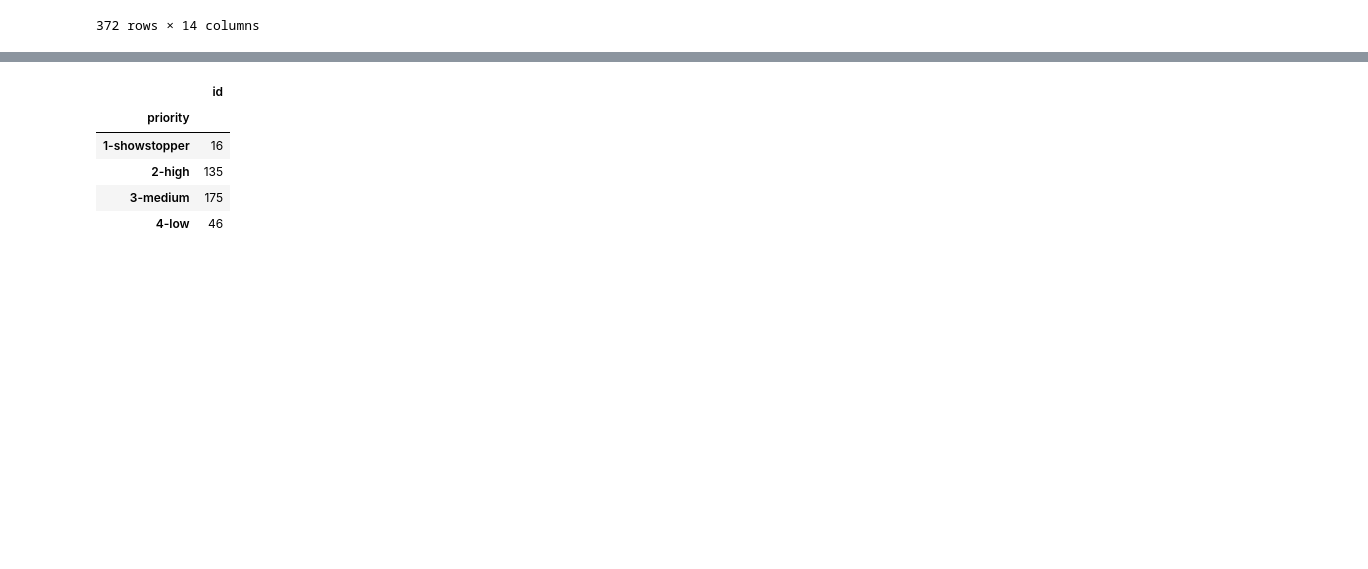
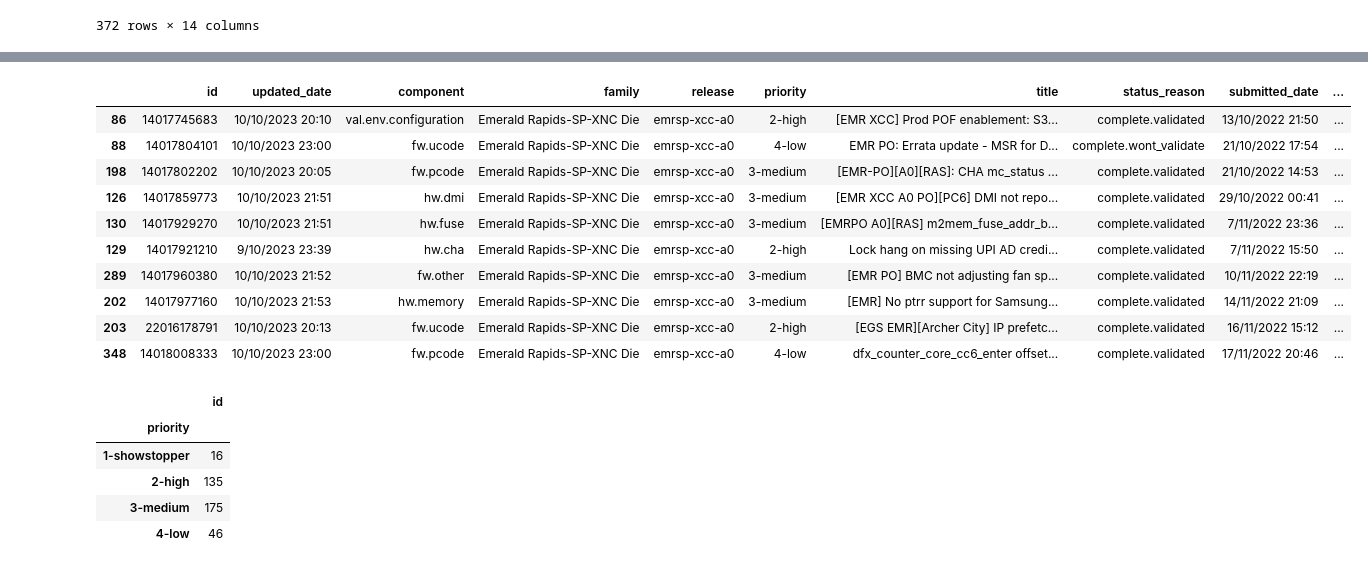
Before and after one commit to oscarhernandezmartinez/AI_WORKSHOP, a Jupyter notebook: EMR_AI_WORKSHOP.ipynb, the cells around one changed output, grey strips where cells are left out. Saved outputs shown, nothing was run; the diff lists cells and outputs as text; code cells hidden in the pictures; blank space fills up the shorter version.

```diff
--- a/EMR_AI_WORKSHOP.ipynb
+++ b/EMR_AI_WORKSHOP.ipynb
@@ -265 +271,6 @@ fw.patch.bug                1
 Name: count, dtype: int64
+# %%
+#### CALCULATE DAYS BETWEEN SUBMITTED DATE AND CLOSE DATE
+emr_data1['days_between'] = (emr_data1['closed_date2'] -emr_data1['submitted_date2']).dt.days
+emr_data1
+#emr_data1= emr_data1['days_between'].round()
@@ -266,3 +291,20 @@ Name: count, dtype: int64
+# %%
+#### HOW MANY MAX DAYS BY PRIORITY, ID, and STATUS REASON
+
+emr_data1[["priority2","id","status_reason2","days_between"]].groupby("priority2").max()
+emr_data1.sort_values("days_between",ascending=False).head(10)
+# %% [output]
+|  | id | updated_date | component | family | release | priority | title | status_reason | submitted_date | ... |
+| 86 | 14017745683 | 10/10/2023 20:10 | val.env.configuration | Emerald Rapids-SP-XNC Die | emrsp-xcc-a0 | 2-high | [EMR XCC] Prod POF enablement: S3... | complete.validated | 13/10/2022 21:50 | ... |
+| 88 | 14017804101 | 10/10/2023 23:00 | fw.ucode | Emerald Rapids-SP-XNC Die | emrsp-xcc-a0 | 4-low | EMR PO: Errata update - MSR for D... | complete.wont_validate | 21/10/2022 17:54 | ... |
+| 198 | 14017802202 | 10/10/2023 20:05 | fw.pcode | Emerald Rapids-SP-XNC Die | emrsp-xcc-a0 | 3-medium | [EMR-PO][A0][RAS]: CHA mc_status ... | complete.validated | 21/10/2022 14:53 | ... |
+| 126 | 14017859773 | 10/10/2023 21:51 | hw.dmi | Emerald Rapids-SP-XNC Die | emrsp-xcc-a0 | 3-medium | [EMR XCC A0 PO][PC6] DMI not repo... | complete.validated | 29/10/2022 00:41 | ... |
+| 130 | 14017929270 | 10/10/2023 21:51 | hw.fuse | Emerald Rapids-SP-XNC Die | emrsp-xcc-a0 | 3-medium | [EMRPO A0][RAS] m2mem_fuse_addr_b... | complete.validated | 7/11/2022 23:36 | ... |
+| 129 | 14017921210 | 9/10/2023 23:39 | hw.cha | Emerald Rapids-SP-XNC Die | emrsp-xcc-a0 | 2-high | Lock hang on missing UPI AD credi... | complete.validated | 7/11/2022 15:50 | ... |
+| 289 | 14017960380 | 10/10/2023 21:52 | fw.other | Emerald Rapids-SP-XNC Die | emrsp-xcc-a0 | 3-medium | [EMR PO] BMC not adjusting fan sp... | complete.validated | 10/11/2022 22:19 | ... |
+| 202 | 14017977160 | 10/10/2023 21:53 | hw.memory | Emerald Rapids-SP-XNC Die | emrsp-xcc-a0 | 3-medium | [EMR] No ptrr support for Samsung... | complete.validated | 14/11/2022 21:09 | ... |
+| 203 | 22016178791 | 10/10/2023 20:13 | fw.ucode | Emerald Rapids-SP-XNC Die | emrsp-xcc-a0 | 2-high | [EGS EMR][Archer City] IP prefetc... | complete.validated | 16/11/2022 15:12 | ... |
+| 348 | 14018008333 | 10/10/2023 23:00 | fw.pcode | Emerald Rapids-SP-XNC Die | emrsp-xcc-a0 | 4-low | dfx_counter_core_cc6_enter offset... | complete.validated | 17/11/2022 20:46 | ... |
 # %%
 #emr_data2=emr_data1.groupby(["id"])["priority"].value_counts().head(30)
 emr_data1[["id","priority"]].groupby("priority").count()
```
Also changed, not shown: parts of 5 cells of this notebook.
